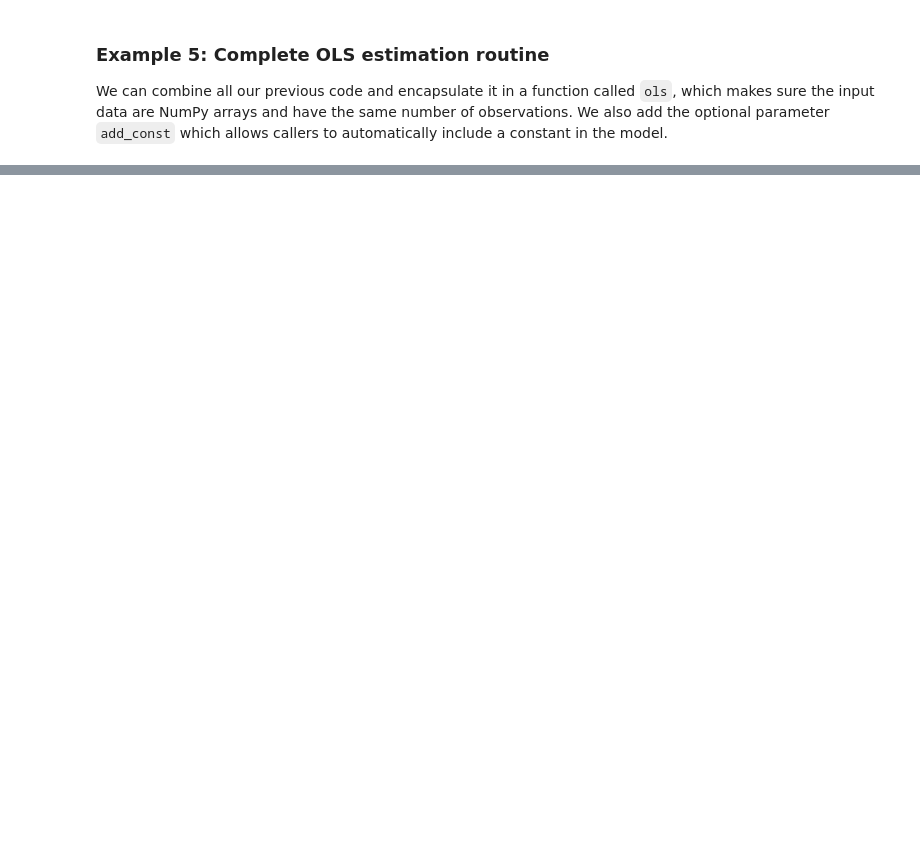
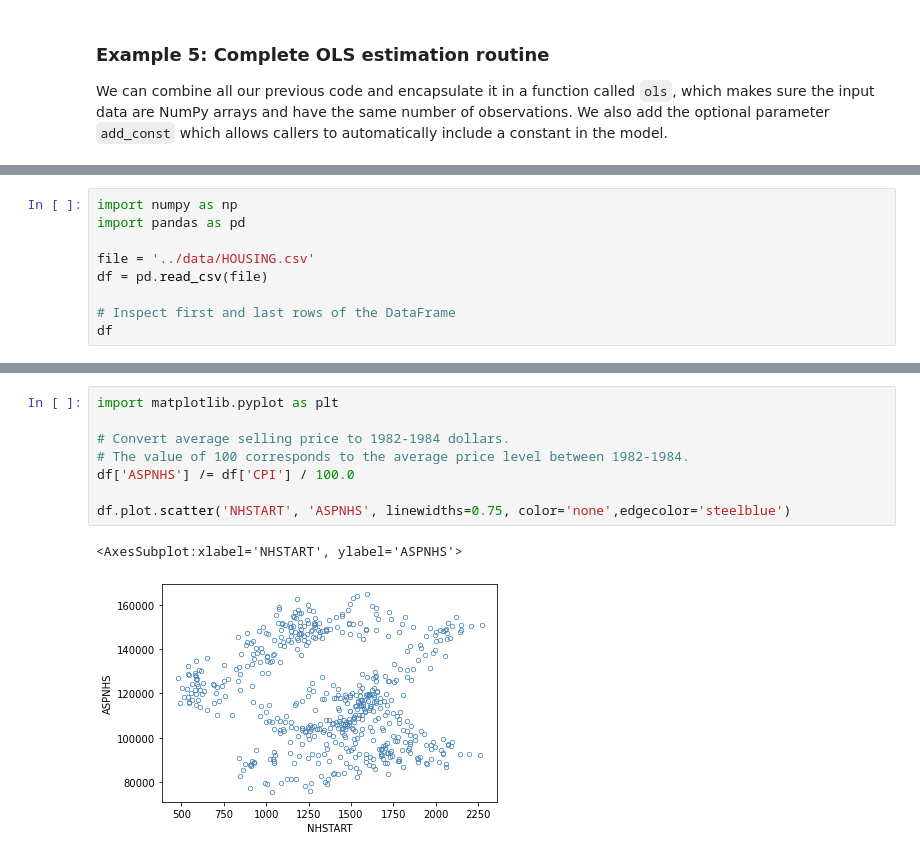
Before and after one commit to richardfoltyn/python-statistics, a Jupyter notebook: lectures/unit11.ipynb, the cells around one changed output, grey strips where cells are left out. Saved outputs shown, nothing was run; the diff lists cells and outputs as text; blank space fills up the shorter version.

```diff
--- a/lectures/unit11.ipynb
+++ b/lectures/unit11.ipynb
@@ -652,0 +712,9 @@ def ols(X, y, add_const=False):
+# %%
+import numpy as np
+import pandas as pd
+
+file = '../data/HOUSING.csv'
+df = pd.read_csv(file)
+
+# Inspect first and last rows of the DataFrame
+df
@@ -652,0 +744,11 @@ def ols(X, y, add_const=False):
+# %%
+import matplotlib.pyplot as plt
+
+# Convert average selling price to 1982-1984 dollars.
+# The value of 100 corresponds to the average price level between 1982-1984.
+df['ASPNHS'] /= df['CPI'] / 100.0
+
+df.plot.scatter('NHSTART', 'ASPNHS', linewidths=0.75, color='none',edgecolor='steelblue')
+# %% [output]
+<AxesSubplot:xlabel='NHSTART', ylabel='ASPNHS'>
+[figure, added]
```
Also changed, not shown: parts of 37 cells of this notebook.
